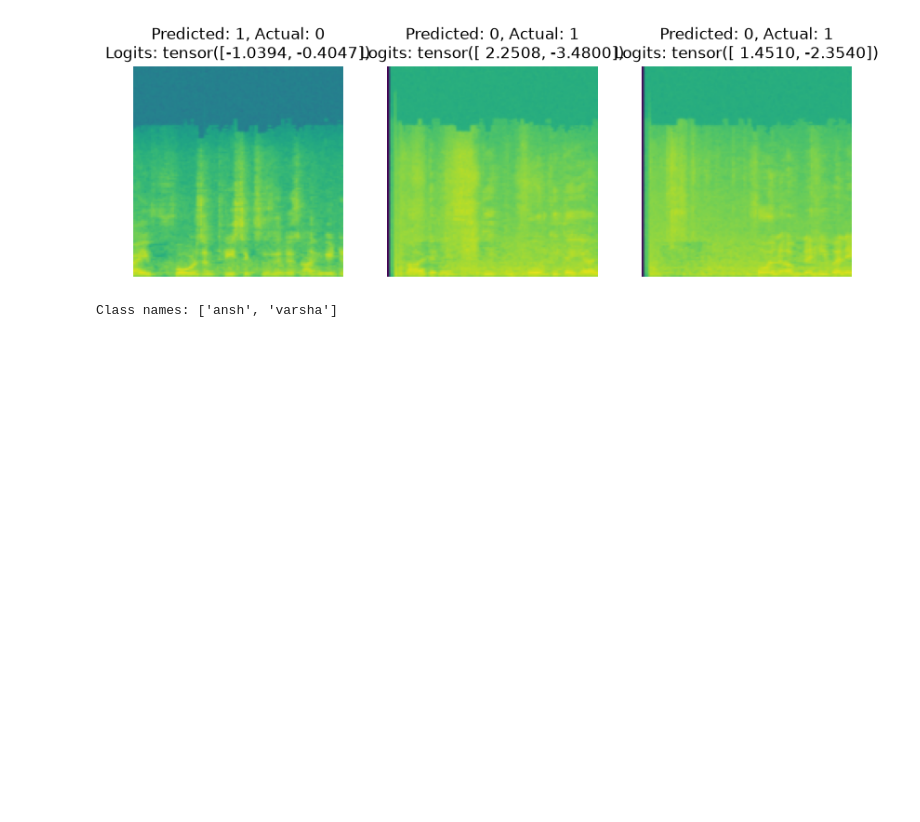
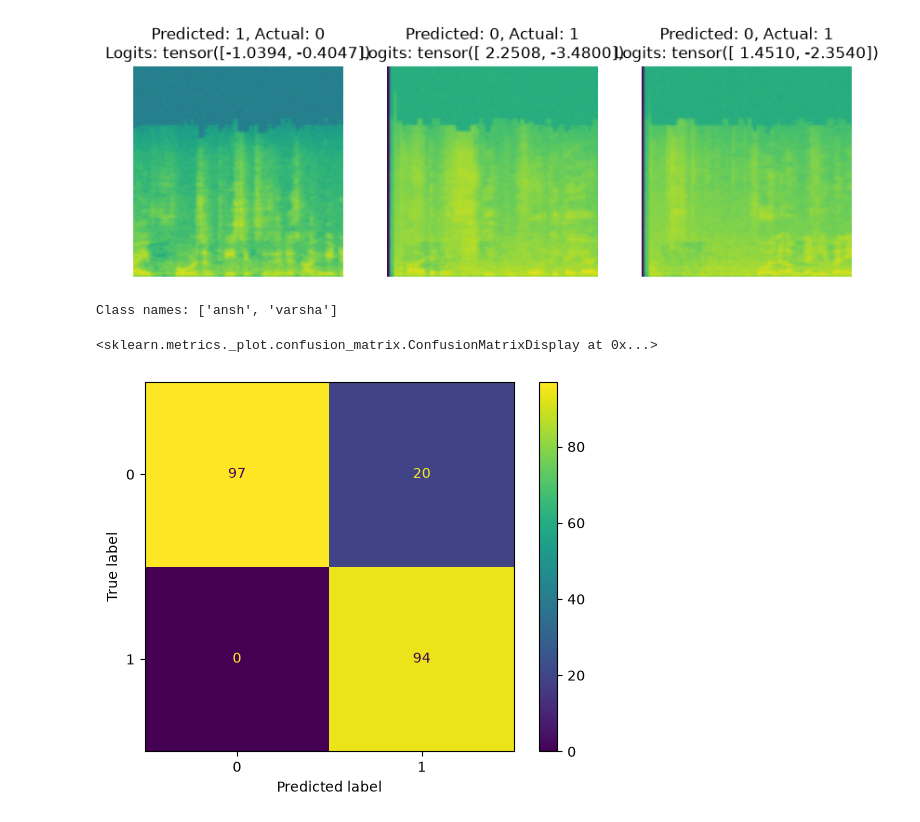
Before and after one commit to brahmanshgarg/speaker_classification, a Jupyter notebook: speaker_classifier.ipynb, the cells around one changed output. Drawn from its saved outputs; the diff is of its cells as text; code cells hidden in the pictures; blank space fills up the shorter version.

```diff
--- a/speaker_classifier.ipynb
+++ b/speaker_classifier.ipynb
@@ -289,3 +305,21 @@ torch.save(model.state_dict(), "ansh_varsha_classifier.pth")
 #     _, predicted_class = torch.max(output.data, 1)
 #     print("Predicted class:", predicted_class.item())
 #     print("Predicted class name:", train_dataset.classes[predicted_class.item()])
+# %%
+# confusion matrix
+from sklearn.metrics import confusion_matrix, ConfusionMatrixDisplay
+# calculate y_true and y_pred for the test set
+y_true = []
+y_pred = []
+
+for images, labels in test_loader:
+    outputs = model(images)
+    _, predicted = torch.max(outputs.data, 1)
+    y_true.extend(labels.numpy())
+    y_pred.extend(predicted.numpy())
+cm = confusion_matrix(y_true, y_pred)
+disp = ConfusionMatrixDisplay(confusion_matrix=cm)
+disp.plot()
+# %% [output]
+<sklearn.metrics._plot.confusion_matrix.ConfusionMatrixDisplay at 0x...>
+[figure, added]
```
Also changed, not shown: parts of 7 cells of this notebook, 1 other file.
